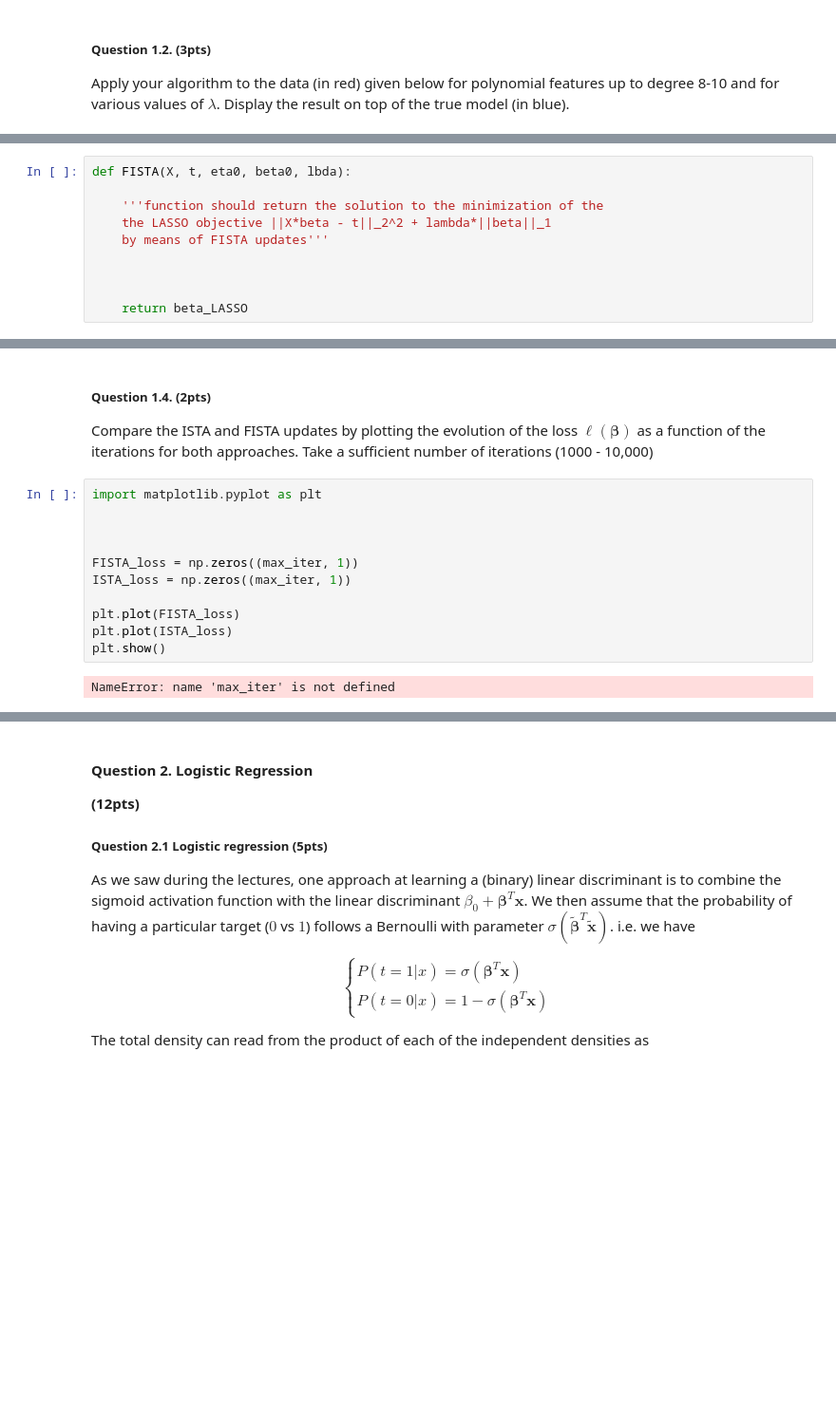
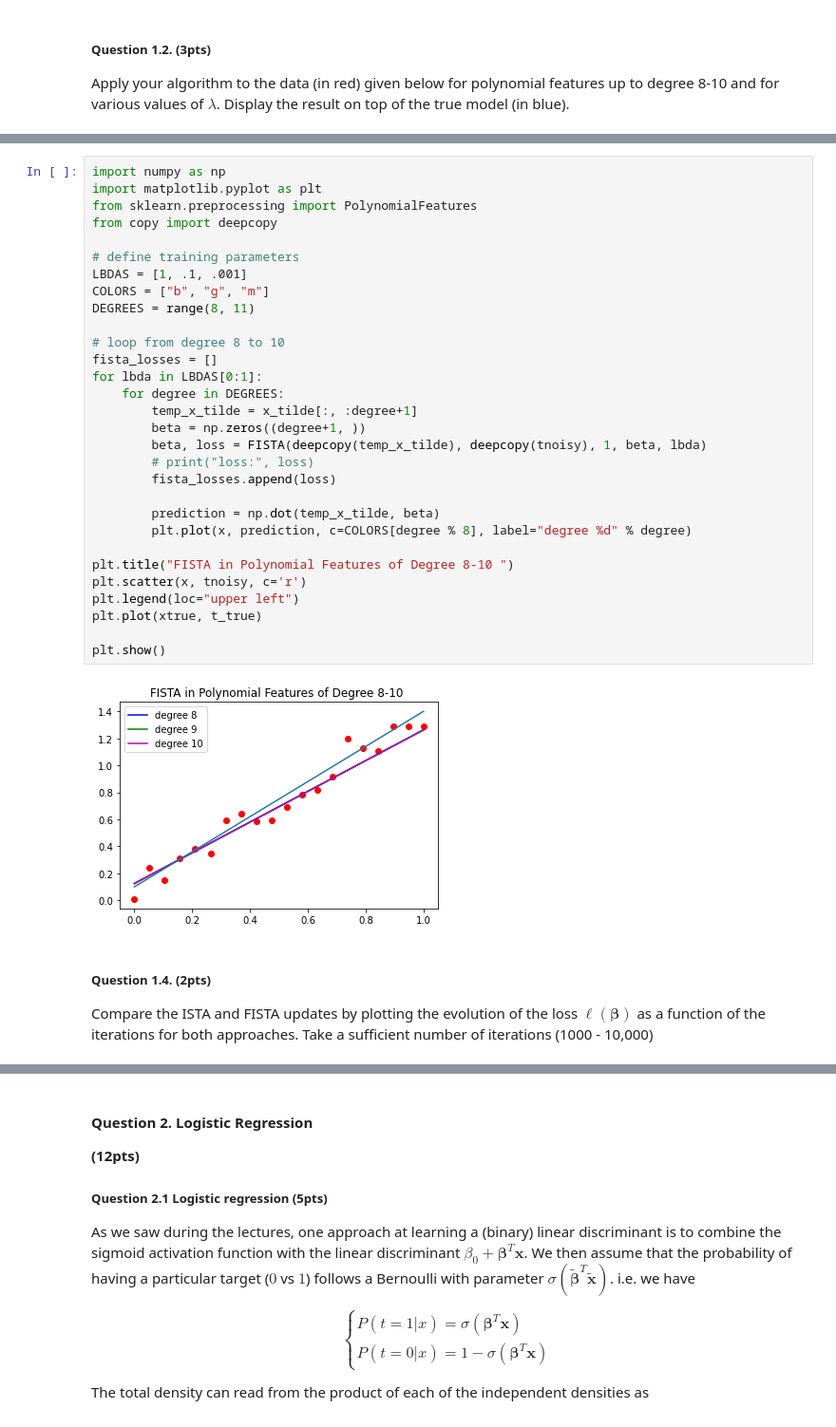
Before and after one commit to GavinJin0501/Introduction2MLSpring2022, a Jupyter notebook: Assignments/Assignment2/Jiayao_assignment2.ipynb, the cells around one changed output, grey strips where cells are left out. Shown: that part at 95% size. Cells and saved outputs as stored; diff of their text form; blank space fills up the shorter version.

```diff
--- a/Assignments/Assignment2/Jiayao_assignment2.ipynb
+++ b/Assignments/Assignment2/Jiayao_assignment2.ipynb
@@ -101,13 +129,3 @@ letting $\mathbf{y}^{(1)} = {\boldsymbol \beta}^{(0)}$, $\eta^1 = 1$ and then us
 Here $\text{ISTA}$ denotes a __single__ ISTA update.
 
 Complete the function below so that it performs the FISTA iterations. Then apply it to the data given in question 1.2.
-# %%
-def FISTA(X, t, eta0, beta0, lbda):
-
-    '''function should return the solution to the minimization of the
-    the LASSO objective ||X*beta - t||_2^2 + lambda*||beta||_1
-    by means of FISTA updates'''
-
-
-
-    return beta_LASSO
@@ -114,17 +158,36 @@ def FISTA(X, t, eta0, beta0, lbda):
+# %%
+import numpy as np
+import matplotlib.pyplot as plt
+from sklearn.preprocessing import PolynomialFeatures
+from copy import deepcopy
+
+# define training parameters
+LBDAS = [1, .1, .001]
+COLORS = ["b", "g", "m"]
+DEGREES = range(8, 11)
+
+# loop from degree 8 to 10
+fista_losses = []
+for lbda in LBDAS[0:1]:
+    for degree in DEGREES:
+        temp_x_tilde = x_tilde[:, :degree+1]
+        beta = np.zeros((degree+1, ))
+        beta, loss = FISTA(deepcopy(temp_x_tilde), deepcopy(tnoisy), 1, beta, lbda)
+        # print("loss:", loss)
+        fista_losses.append(loss)
+
+        prediction = np.dot(temp_x_tilde, beta)
+        plt.plot(x, prediction, c=COLORS[degree % 8], label="degree %d" % degree)
+
+plt.title("FISTA in Polynomial Features of Degree 8-10 ")
+plt.scatter(x, tnoisy, c='r')
+plt.legend(loc="upper left")
+plt.plot(xtrue, t_true)
+
+plt.show()
+# %% [output]
+[figure, added]
 # %% [markdown]
 ##### Question 1.4. (2pts)
 
 Compare the ISTA and FISTA updates by plotting the evolution of the loss $\ell(\mathbf{\beta})$ as a function of the iterations for both approaches. Take a sufficient number of iterations (1000 - 10,000)
-# %%
-import matplotlib.pyplot as plt
-
-
-
-FISTA_loss = np.zeros((max_iter, 1))
-ISTA_loss = np.zeros((max_iter, 1))
-
-plt.plot(FISTA_loss)
-plt.plot(ISTA_loss)
-plt.show()
-# %% [output]
-NameError: name 'max_iter' is not defined
```
Also changed, not shown: parts of 12 cells of this notebook, 6 other files.
